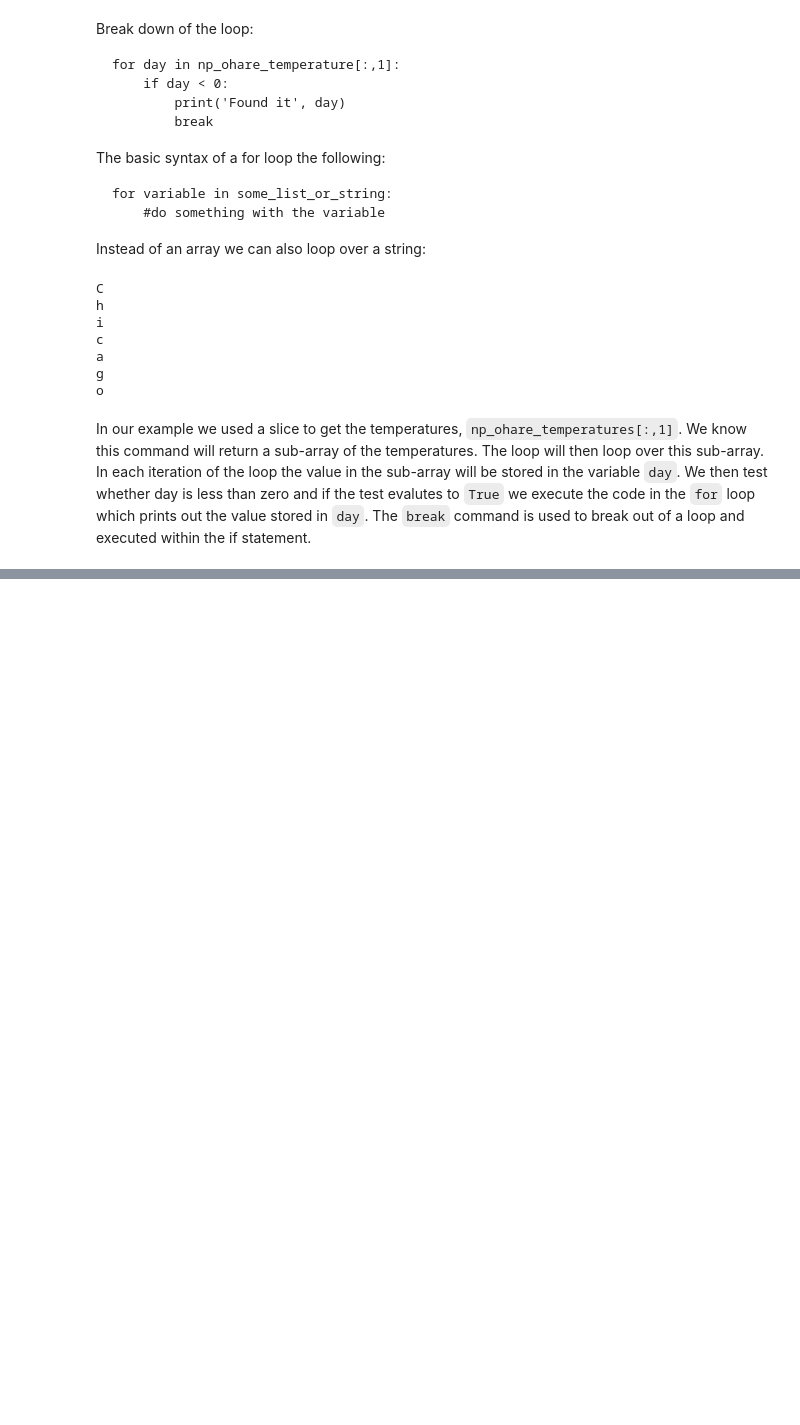
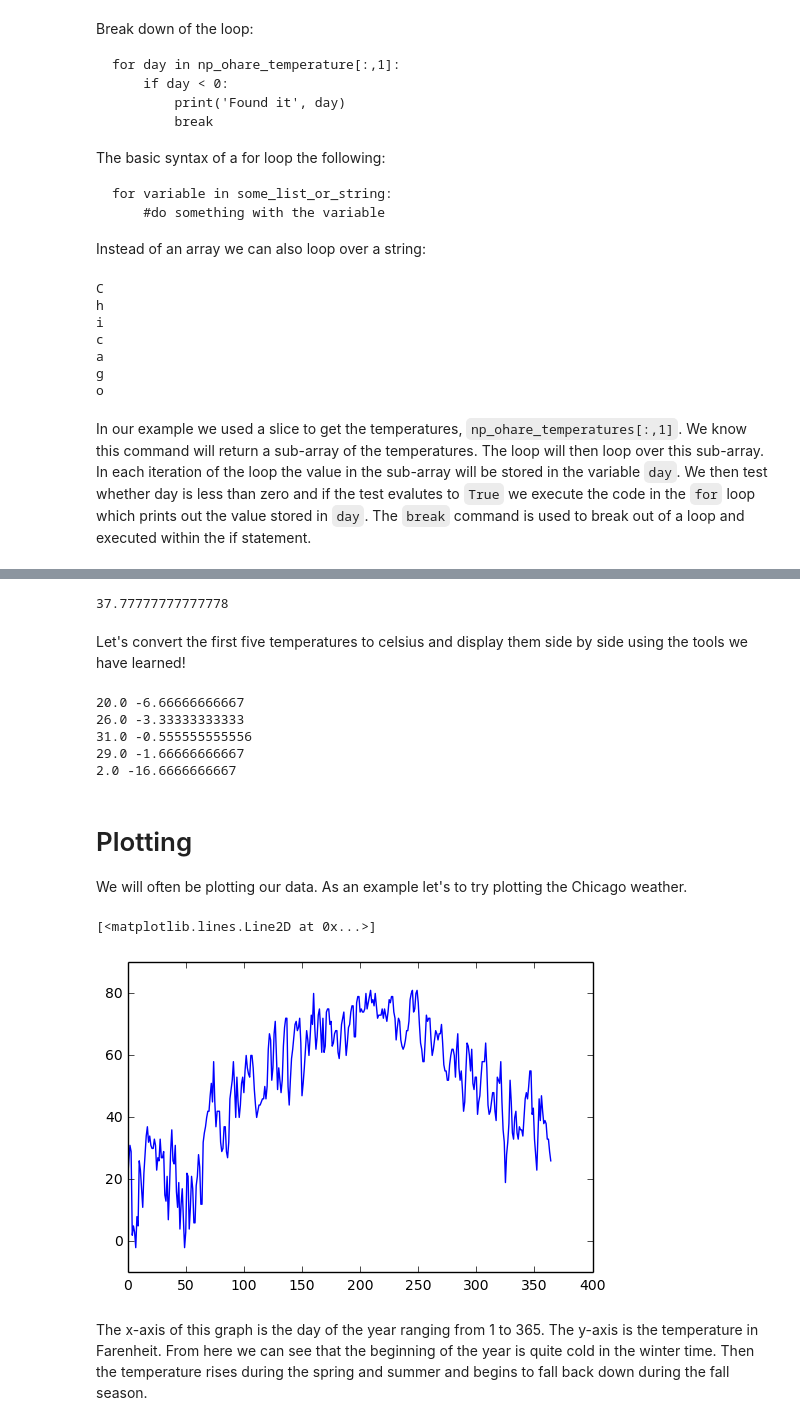
Before and after one commit to avishekrk/intro-python, a Jupyter notebook: Intro_to_Python.ipynb, the cells around one changed output, grey strips where cells are left out. Saved outputs shown, nothing was run; the diff lists cells and outputs as text; code cells hidden in the pictures; blank space fills up the shorter version.

```diff
--- a/Intro_to_Python.ipynb
+++ b/Intro_to_Python.ipynb
@@ -401,0 +417,19 @@ In our example we used a slice to get the temperatures, `np_ohare_temperatures[:
+# %%
+farenheit_to_celsius(100)
+# %% [output]
+37.77777777777778
+# %% [markdown]
+Let's convert the first five temperatures to celsius and display them side by side using the tools we have learned!
+# %%
+for farenheit_temp in np_ohare_temperature[:5,1]:
+    print(farenheit_temp,farenheit_to_celsius(farenheit_temp))
+# %% [output]
+20.0 -6.66666666667
+26.0 -3.33333333333
+31.0 -0.555555555556
+29.0 -1.66666666667
+2.0 -16.6666666667
+# %% [markdown]
+# Plotting
+
+We will often be plotting our data. As an example let's to try plotting the Chicago weather.
@@ -401,0 +438,7 @@ In our example we used a slice to get the temperatures, `np_ohare_temperatures[:
+# %%
+matplotlib.pyplot.plot(np_ohare_temperature[:,1])
+# %% [output]
+[<matplotlib.lines.Line2D at 0x...>]
+[figure, added]
+# %% [markdown]
+The x-axis of this graph is the day of the year ranging from 1 to 365. The y-axis is the temperature in Farenheit. From here we can see that the beginning of the year is quite cold in the winter time. Then the temperature rises during the spring and summer and begins to fall back down during the fall season.
```
Also changed, not shown: parts of 7 cells of this notebook.
